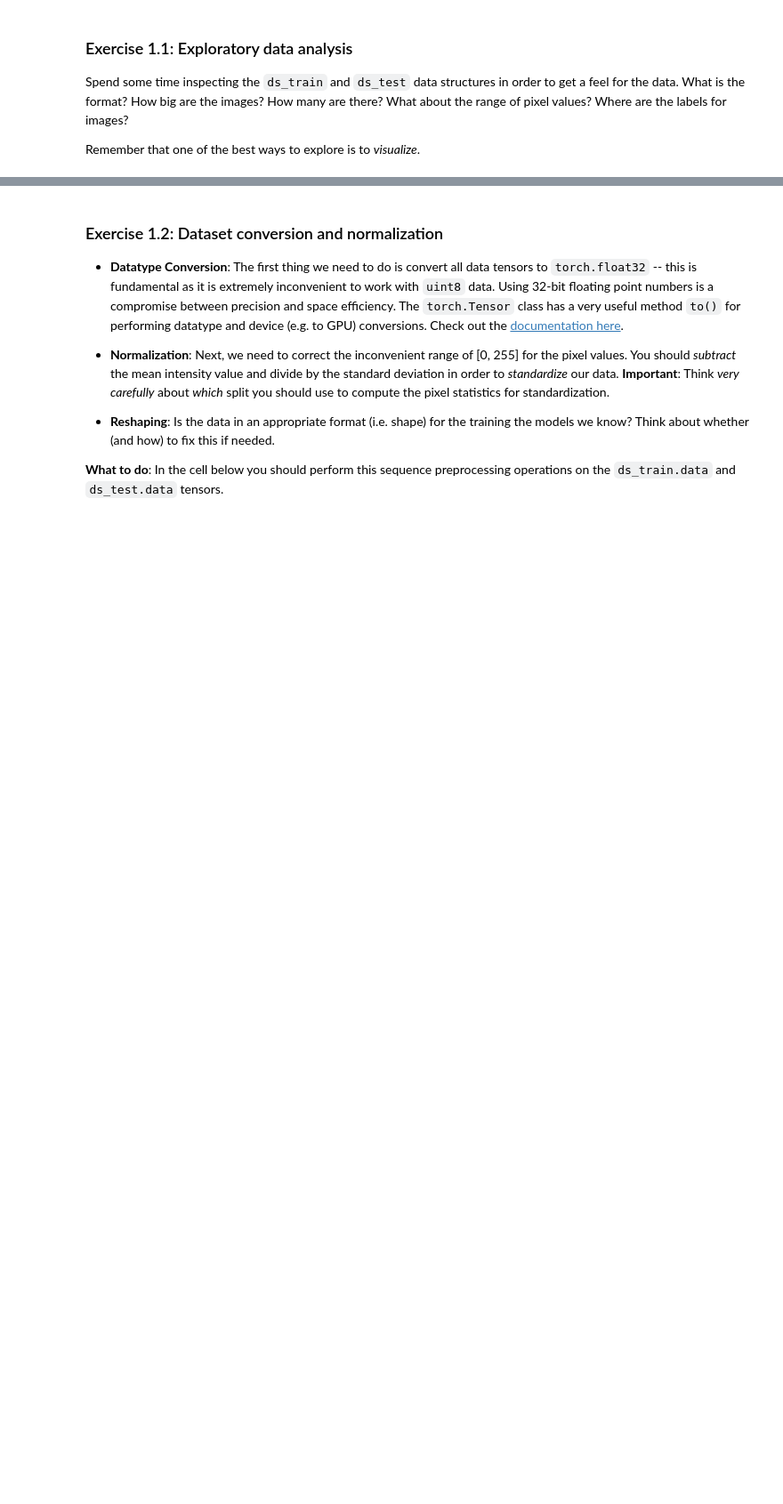
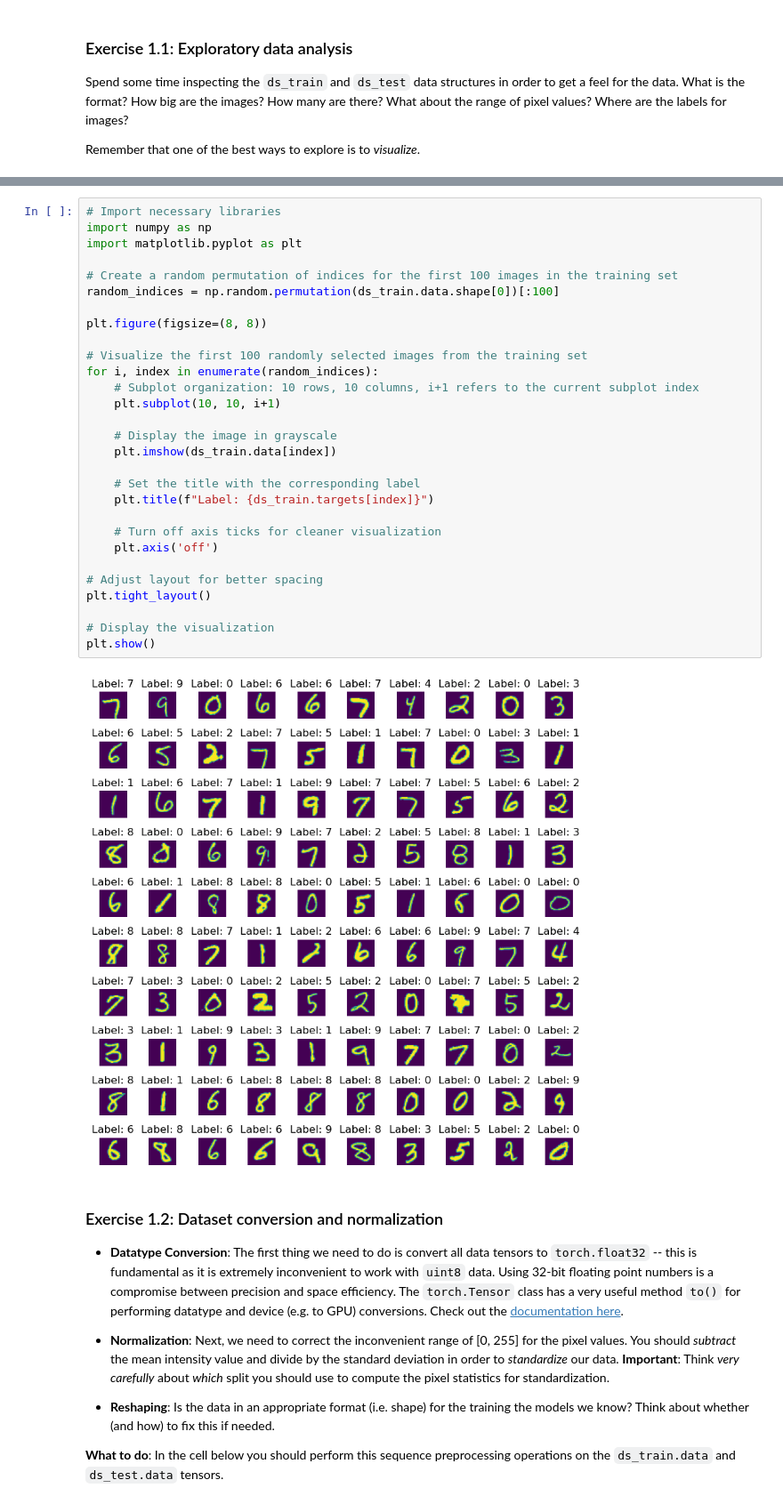
Before and after one commit to Pampaj7/FMLab, a Jupyter notebook: 4FML-Pampaloni-DeepLearning.ipynb, the cells around one changed output, grey strips where cells are left out. Shown at 89% size. Drawn from its saved outputs; the diff is of its cells as text; blank space fills up the shorter version.

```diff
--- a/4FML-Pampaloni-DeepLearning.ipynb
+++ b/4FML-Pampaloni-DeepLearning.ipynb
@@ -67,3 +88,34 @@ Remember that one of the best ways to explore is to *visualize*.
+# %%
+# Import necessary libraries
+import numpy as np
+import matplotlib.pyplot as plt
+
+# Create a random permutation of indices for the first 100 images in the training set
+random_indices = np.random.permutation(ds_train.data.shape[0])[:100]
+
+plt.figure(figsize=(8, 8))
+
+# Visualize the first 100 randomly selected images from the training set
+for i, index in enumerate(random_indices):
+    # Subplot organization: 10 rows, 10 columns, i+1 refers to the current subplot index
+    plt.subplot(10, 10, i+1)
+
+    # Display the image in grayscale
+    plt.imshow(ds_train.data[index])
+
+    # Set the title with the corresponding label
+    plt.title(f"Label: {ds_train.targets[index]}")
+
+    # Turn off axis ticks for cleaner visualization
+    plt.axis('off')
+
+# Adjust layout for better spacing
+plt.tight_layout()
+
+# Display the visualization
+plt.show()
+# %% [output]
+[figure, added]
 # %% [markdown]
 ### Exercise 1.2: Dataset conversion and normalization
 
```
Also changed, not shown: parts of 18 cells of this notebook, 2 other files.
